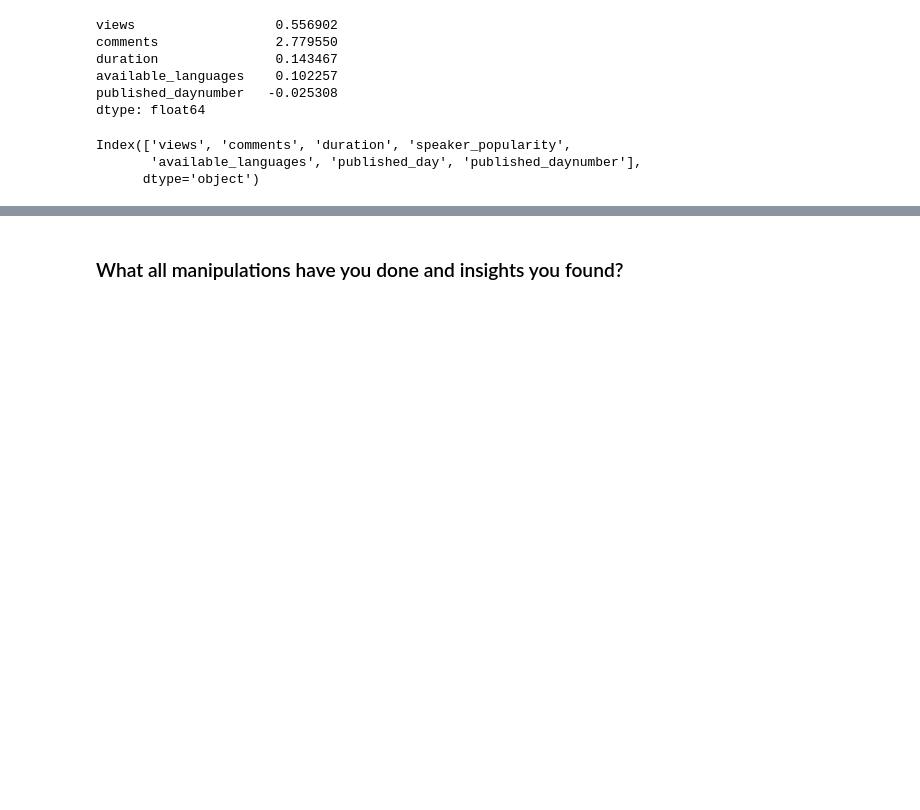
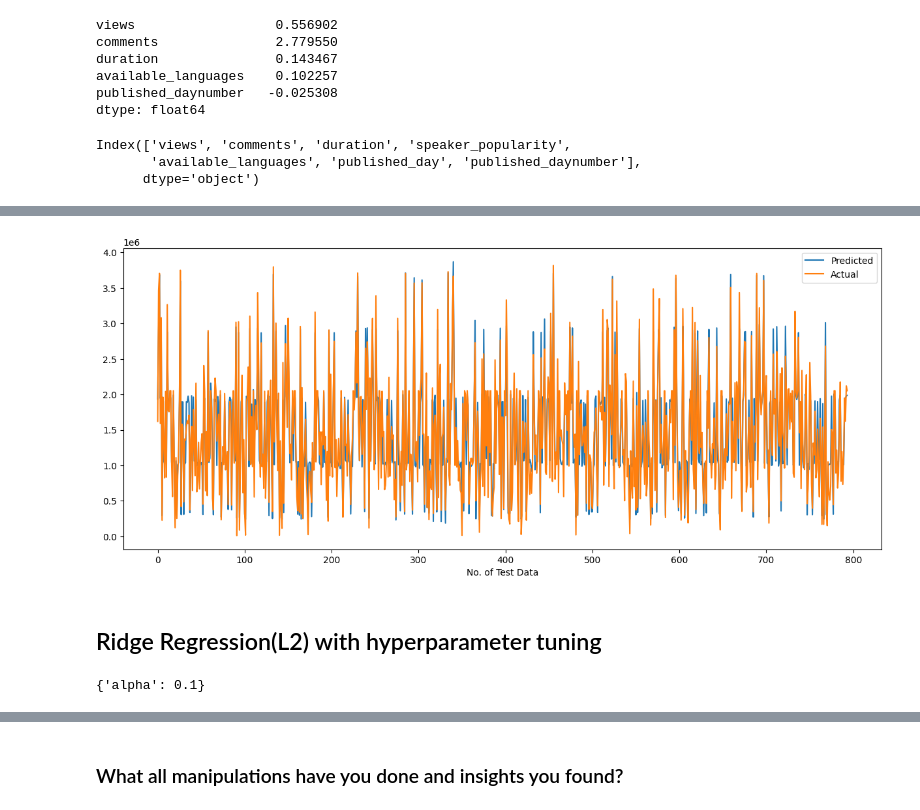
Before and after one commit to Aman811630/TED-talks-views-Prediction--ML-project, a Jupyter notebook: Aman_Singh_ML_project_on_TED_talks_views_prediction_.ipynb, the cells around one changed output, grey strips where cells are left out. Saved outputs shown, nothing was run; the diff lists cells and outputs as text; code cells hidden in the pictures; blank space fills up the shorter version.

```diff
--- a/Aman_Singh_ML_project_on_TED_talks_views_prediction_.ipynb
+++ b/Aman_Singh_ML_project_on_TED_talks_views_prediction_.ipynb
@@ -1222,0 +1348,10 @@ memory usage: 447.5 KB
+# %%
+
+# calling train_test_split() to get the training and testing data.
+
+from sklearn.model_selection import train_test_split
+X_train,X_test,y_train,y_test = train_test_split(X,y,test_size=0.2,random_state=0)
+
+# split sizes
+print(X_train.shape)
+print(X_test.shape)
@@ -1222,0 +1361,5 @@ memory usage: 447.5 KB
+# %%
+# Transforming data
+scaler = MinMaxScaler()
+X_train = scaler.fit_transform(X_train)
+X_test = scaler.transform(X_test)
@@ -1222,0 +1386,4 @@ memory usage: 447.5 KB
+# %%
+# Fitting Multiple Linear Regression to the Training set
+regressor = LinearRegression()
+regressor.fit(X_train, y_train)
@@ -1222,0 +1422,3 @@ memory usage: 447.5 KB
+# %%
+# Predicting the Test set results
+y_pred = regressor.predict(X_test)
@@ -1222,0 +1463,12 @@ memory usage: 447.5 KB
+# %%
+# Plot the figure
+plt.figure(figsize=(15,6))
+plt.plot(y_pred)
+plt.plot(np.array(y_test))
+plt.legend(["Predicted","Actual"])
+plt.xlabel('No. of Test Data')
+plt.show()
+# %% [output]
+[figure, added]
+# %% [markdown]
+## Ridge Regression(L2) with hyperparameter tuning
@@ -1222,0 +1493,4 @@ memory usage: 447.5 KB
+# %%
+print(Reg_ridge.best_params_)
+# %% [output]
+{'alpha': 0.1}
```
Also changed, not shown: parts of 59 cells of this notebook.
